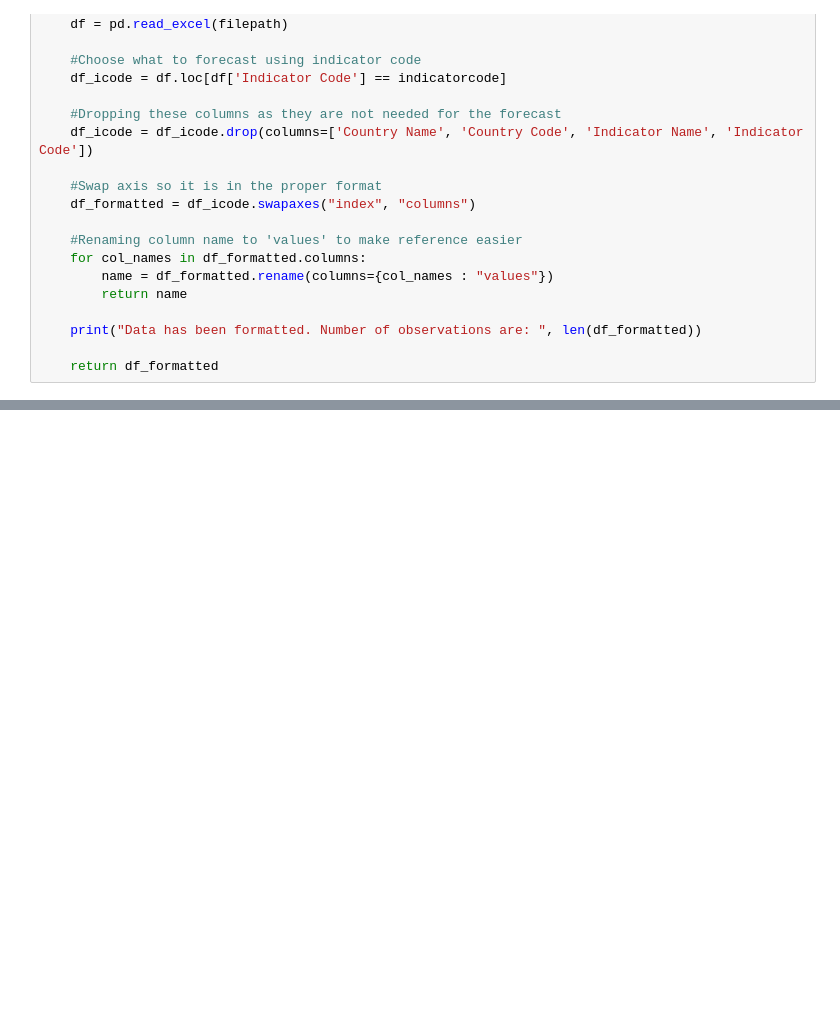
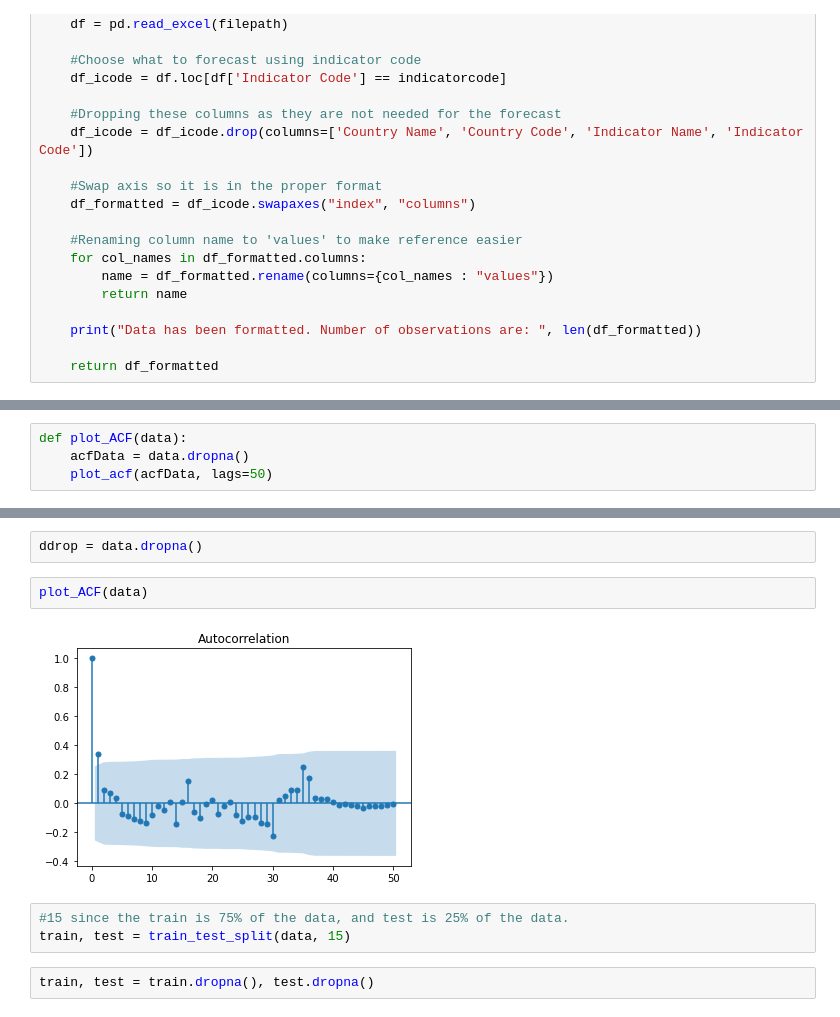
Before and after one commit to FarhanHabibie/UG-Project-Farhan, a Jupyter notebook: XGBoost Forecast.ipynb, the cells around one changed output, grey strips where cells are left out. Cells and saved outputs as stored; diff of their text form; blank space fills up the shorter version.

```diff
--- a/XGBoost Forecast.ipynb
+++ b/XGBoost Forecast.ipynb
@@ -87 +93,5 @@ def laggedMethod(data, n_in=1, n_out=1, dropnan=True):
+# %%
+def plot_ACF(data):
+    acfData = data.dropna()
+    plot_acf(acfData, lags=50)
 # %%
@@ -90,0 +104,11 @@ supervisedData = laggedMethod(data, 10)
+# %%
+ddrop = data.dropna()
+# %%
+plot_ACF(data)
+# %% [output]
+[figure, added]
+# %%
+#15 since the train is 75% of the data, and test is 25% of the data.
+train, test = train_test_split(data, 15)
+# %%
+train, test = train.dropna(), test.dropna()
```
Also changed, not shown: parts of 14 cells of this notebook.
